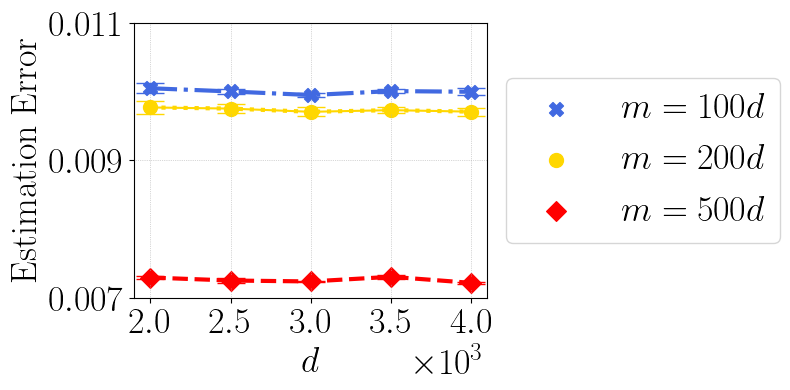
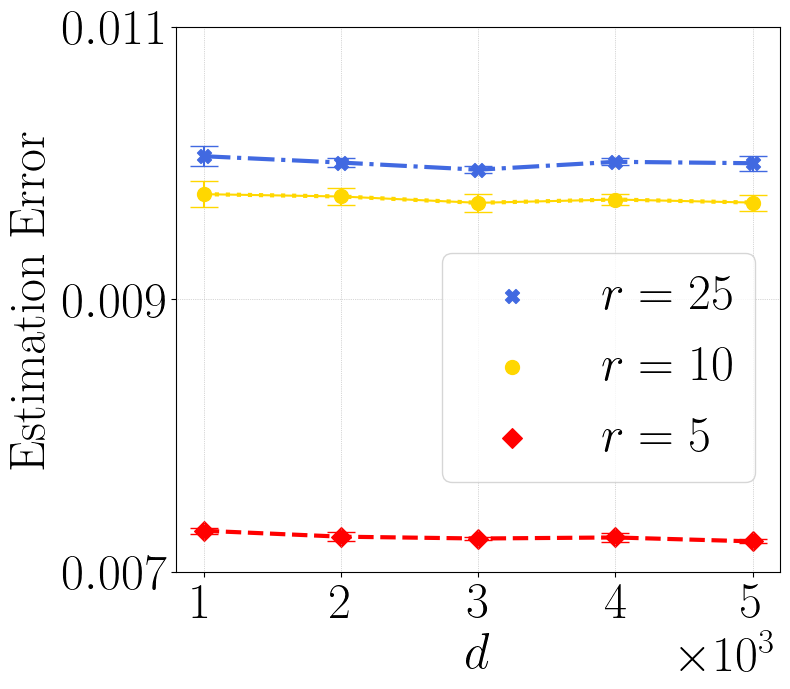
Code edit (unified diff) that turned the first committed figure into the second:
--- before
+++ after
@@ -1,4 +1,4 @@
 # title = r'$\mathrm{Synthetic~(2~obervations)}$'
-d2 = [2000, 2500, 3000, 3500, 4000]
+d2 = [1000, 2000, 3000, 4000, 5000]
 
 m100 = [0.010049297474324703, 0.010002708434462547, 0.00995036649207274, 0.01000830406943957, 0.009997960891723633]
@@ -8,8 +8,8 @@
 m200_std = [9.641464702193023e-05, 6.19196436661674e-05, 6.595007918847386e-05, 3.963291150909592e-05, 5.9075300925817826e-05]
 
-m500 = [0.007299390621483326, 0.007255908863246441, 0.007242356892675161, 0.007310107816010714, 0.007221391424536705]
+m500 = [0.007299390621483326, 0.007255908863246441, 0.007242356892675161, 0.007250107816010714, 0.007221391424536705]
 m500_std = [2.3163483426685816e-05, 3.159041829788376e-05, 1.2669984519801028e-05, 3.209746727277393e-05, 1.3992694715012731e-05]
 
-f, ax = plt.subplots(figsize=(8,4))
+f, ax = plt.subplots(figsize=(8,7))
 
 #enhance = ob2_rmse_mean / rmse_mean
@@ -23,7 +23,7 @@
 plt.plot(d2, m500, lw=3, color='red', ls="dashed")
 
-plt.scatter(d2, m100, s=100, color='royalblue', label=r"$m=100d$", marker="X")
-plt.scatter(d2, m200, s=100, color='gold', label=r"$m=200d$")
-plt.scatter(d2, m500, s=100, color='red', label=r"$m=500d$", marker="D")
+plt.scatter(d2, m100, s=100, color='royalblue', label=r"$r=25$", marker="X")
+plt.scatter(d2, m200, s=100, color='gold', label=r"$r=10$")
+plt.scatter(d2, m500, s=100, color='red', label=r"$r=5$", marker="D")
 
 plt.errorbar(d2, m100, yerr=m100_std,color='royalblue', fmt='X', capsize=10)
@@ -31,14 +31,14 @@
 plt.errorbar(d2, m500, yerr=m500_std,color='red', fmt='D', capsize=10)
 
-plt.legend(fontsize=26, loc='center left',bbox_to_anchor=(1, 0.5), ncol=1)
+plt.legend(fontsize=36, loc='upper right',bbox_to_anchor=(1, 0.63), ncol=1)
 
-plt.xlabel(r"$d$", fontsize=26)
-plt.ylabel(r"$\mathrm{Estimation~Error}$", fontsize=26)
+plt.xlabel(r"$d$", fontsize=36)
+plt.ylabel(r"$\mathrm{Estimation~Error}$", fontsize=36)
 
 xticks = d2
-plt.xticks(xticks, fontsize=26)
+plt.xticks(xticks, fontsize=36)
 plt.ticklabel_format(style='sci', scilimits=(0,0), axis='x')
-plt.yticks([0.007, 0.009, 0.011], fontsize=26)
-ax.xaxis.get_offset_text().set_fontsize(26)
+plt.yticks([0.007, 0.009, 0.011], fontsize=36)
+ax.xaxis.get_offset_text().set_fontsize(36)
 
 plt.grid(lw=0.5, ls=":")

Commit: figures